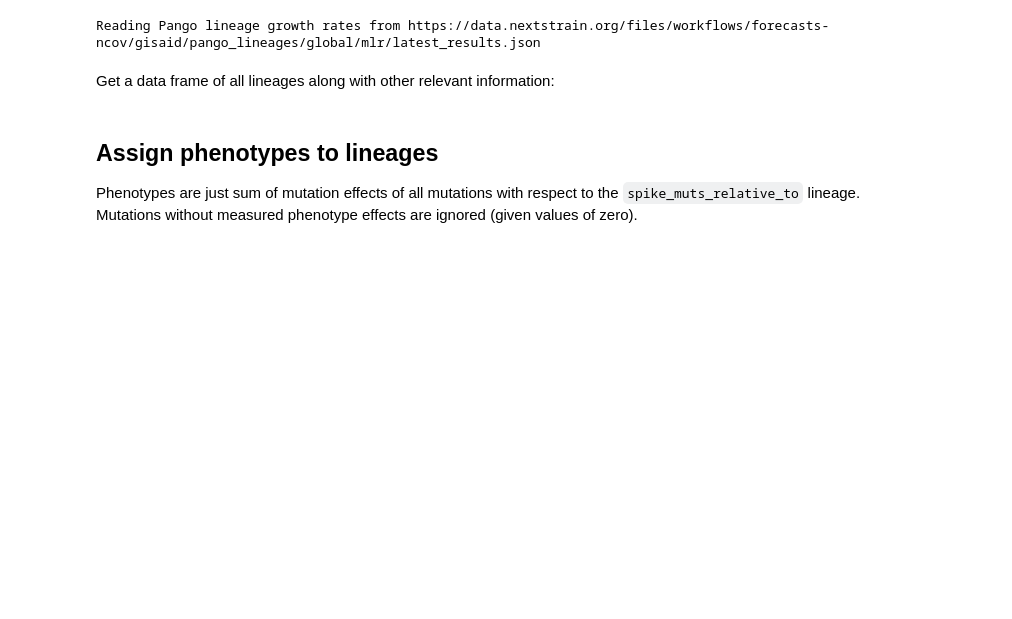
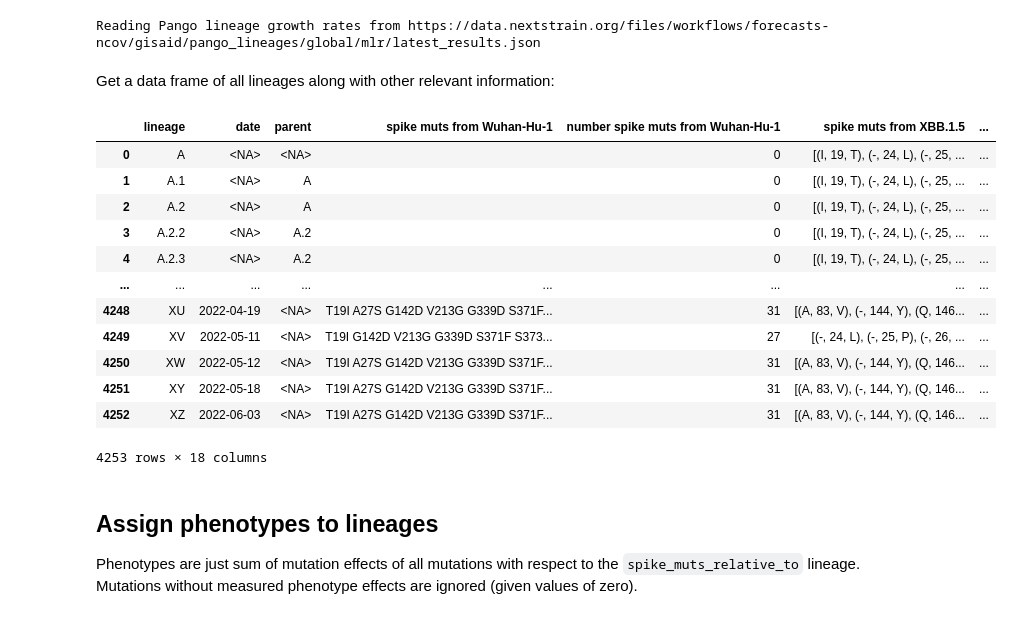
Before and after one commit to jbloomlab/SARS2-spike-predictor-phenos, a Jupyter notebook: lineage_phenotypes.ipynb, the cells around one changed output. Cells and saved outputs as stored; diff of their text form; code cells hidden in the pictures; blank space fills up the shorter version.

```diff
--- a/lineage_phenotypes.ipynb
+++ b/lineage_phenotypes.ipynb
@@ -248,6 +400,22 @@ for lineage, lineage_d in pango_lineages.items():
     }
 
 lineages_df = pd.DataFrame.from_dict(lineages_df, orient="index").reset_index(names="lineage")
+# %%
+lineages_df
+# %% [output]
+|  | lineage | date | parent | spike muts from Wuhan-Hu-1 | number spike muts from Wuhan-Hu-1 | spike muts from XBB.1.5 | ... |
+| 0 | A | <NA> | <NA> |  | 0 | [(I, 19, T), (-, 24, L), (-, 25, ... | ... |
+| 1 | A.1 | <NA> | A |  | 0 | [(I, 19, T), (-, 24, L), (-, 25, ... | ... |
+| 2 | A.2 | <NA> | A |  | 0 | [(I, 19, T), (-, 24, L), (-, 25, ... | ... |
+| 3 | A.2.2 | <NA> | A.2 |  | 0 | [(I, 19, T), (-, 24, L), (-, 25, ... | ... |
+| 4 | A.2.3 | <NA> | A.2 |  | 0 | [(I, 19, T), (-, 24, L), (-, 25, ... | ... |
+| ... | ... | ... | ... | ... | ... | ... | ... |
+| 4248 | XU | 2022-04-19 | <NA> | T19I A27S G142D V213G G339D S371F... | 31 | [(A, 83, V), (-, 144, Y), (Q, 146... | ... |
+| 4249 | XV | 2022-05-11 | <NA> | T19I G142D V213G G339D S371F S373... | 27 | [(-, 24, L), (-, 25, P), (-, 26, ... | ... |
+| 4250 | XW | 2022-05-12 | <NA> | T19I A27S G142D V213G G339D S371F... | 31 | [(A, 83, V), (-, 144, Y), (Q, 146... | ... |
+| 4251 | XY | 2022-05-18 | <NA> | T19I A27S G142D V213G G339D S371F... | 31 | [(A, 83, V), (-, 144, Y), (Q, 146... | ... |
+| 4252 | XZ | 2022-06-03 | <NA> | T19I A27S G142D V213G G339D S371F... | 31 | [(A, 83, V), (-, 144, Y), (Q, 146... | ... |
+4253 rows × 18 columns
 # %% [markdown]
 ## Assign phenotypes to lineages
 Phenotypes are just sum of mutation effects of all mutations with respect to the `spike_muts_relative_to` lineage.
```
Also changed, not shown: parts of 5 cells of this notebook, 5 other files.
